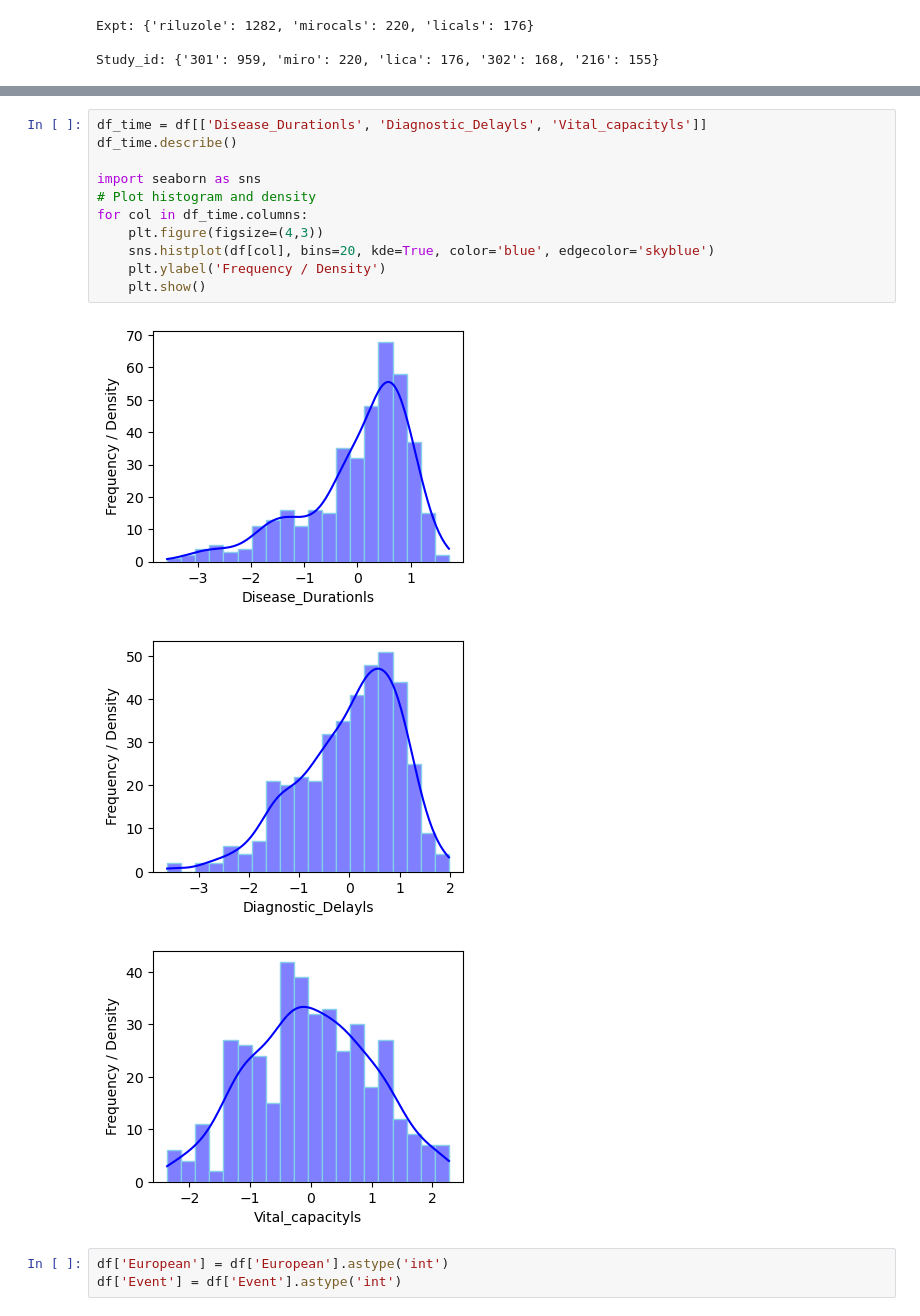
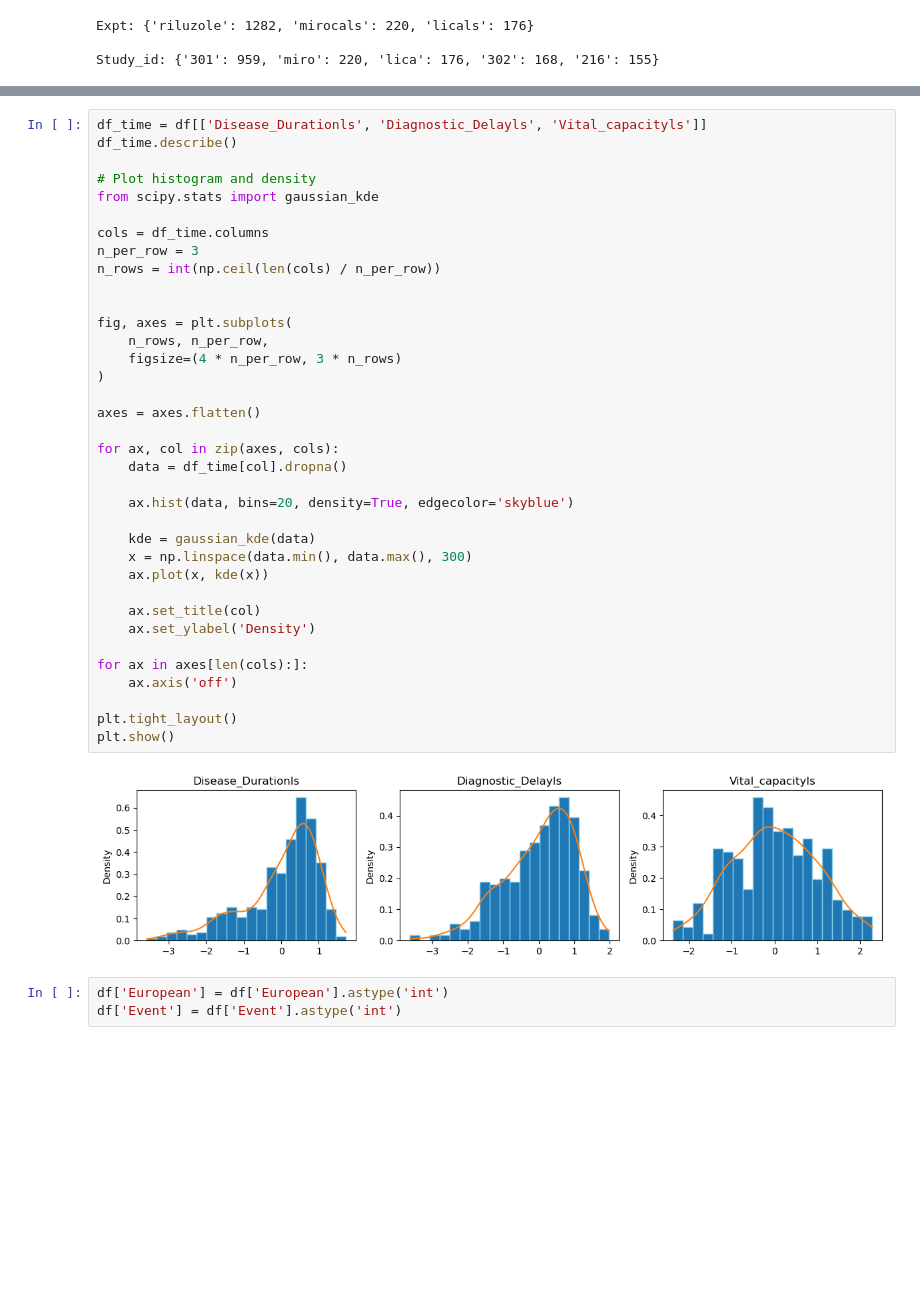
Before and after one commit to Uzoemeka/All_ALS_Data, a Jupyter notebook: 07_flexible_parametric_model.ipynb, the cells around one changed output, grey strips where cells are left out. Cells and saved outputs as stored; diff of their text form; blank space fills up the shorter version.

```diff
--- a/07_flexible_parametric_model.ipynb
+++ b/07_flexible_parametric_model.ipynb
@@ -97,18 +122,41 @@ df['Vital_capacityls'] = (df['Vital_capacityl'] - df['Vital_capacityl'].mean())
-# %%
-df_time = df[['Disease_Durationls', 'Diagnostic_Delayls', 'Vital_capacityls']]
-df_time.describe()
-
-import seaborn as sns
-# Plot histogram and density
-for col in df_time.columns:
-    plt.figure(figsize=(4,3))
-    sns.histplot(df[col], bins=20, kde=True, color='blue', edgecolor='skyblue')
-    plt.ylabel('Frequency / Density')
-    plt.show()
-# %% [output]
-[figure, removed]
-[figure, removed]
-[figure, removed]
+# %%
+df_time = df[['Disease_Durationls', 'Diagnostic_Delayls', 'Vital_capacityls']]
+df_time.describe()
+
+# Plot histogram and density
+from scipy.stats import gaussian_kde
+
+cols = df_time.columns
+n_per_row = 3
+n_rows = int(np.ceil(len(cols) / n_per_row))
+
+
+fig, axes = plt.subplots(
+    n_rows, n_per_row,
+    figsize=(4 * n_per_row, 3 * n_rows)
+)
+
+axes = axes.flatten()
+
+for ax, col in zip(axes, cols):
+    data = df_time[col].dropna()
+
+    ax.hist(data, bins=20, density=True, edgecolor='skyblue')
+
+    kde = gaussian_kde(data)
+    x = np.linspace(data.min(), data.max(), 300)
+    ax.plot(x, kde(x))
+
+    ax.set_title(col)
+    ax.set_ylabel('Density')
+
+for ax in axes[len(cols):]:
+    ax.axis('off')
+
+plt.tight_layout()
+plt.show()
+# %% [output]
+[figure, added]
 # %%
 df['European'] = df['European'].astype('int')
 df['Event'] = df['Event'].astype('int')
```
Also changed, not shown: parts of 54 cells of this notebook, 4 other files.
